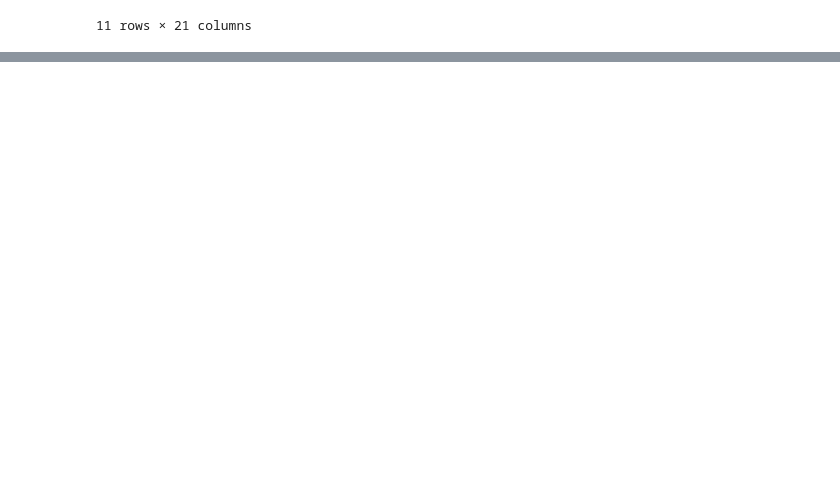
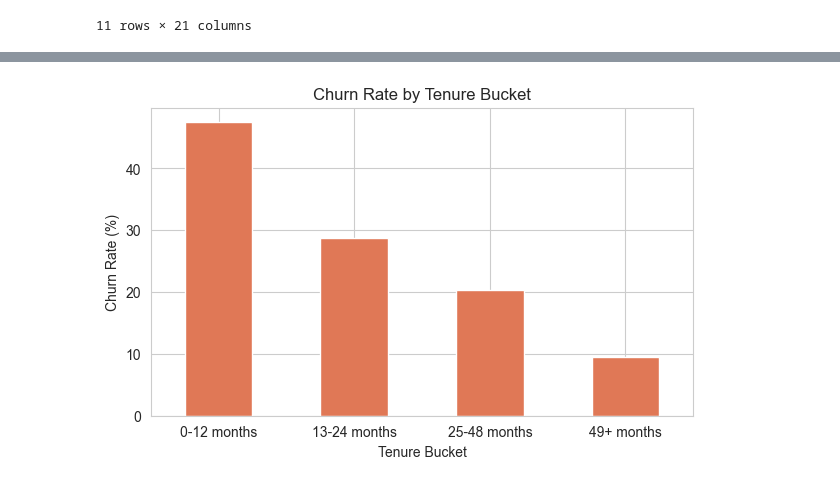
Before and after one commit to drikshathakur786/churnlens-customer-retention-analytics, a Jupyter notebook: python/01_eda.ipynb, the cells around one changed output, grey strips where cells are left out. Drawn from its saved outputs; the diff is of its cells as text; code cells hidden in the pictures; blank space fills up the shorter version.

Commit message:
Add churn EDA: baseline rate, tenure and contract type analysis

```diff
--- a/python/01_eda.ipynb
+++ b/python/01_eda.ipynb
@@ -71,3 +71,6 @@ df[df['TotalCharges'] == ' ']
 | 6670 | 4075-WKNIU | Female | 0 | Yes | Yes | 0 | Yes | Yes | ... |
 | 6754 | 2775-SEFEE | Male | 0 | No | Yes | 0 | Yes | Yes | ... |
 11 rows × 21 columns
+# %%
+df['TotalCharges'] = pd.to_numeric(df['TotalCharges'], errors='coerce')
+df['TotalCharges'] = df['TotalCharges'].fillna(0)
@@ -73,0 +99,12 @@ df[df['TotalCharges'] == ' ']
+# %%
+import matplotlib.pyplot as plt
+import seaborn as sns
+
+sns.set_style('whitegrid')
+
+plt.figure(figsize=(6,4))
+sns.countplot(data=df, x='Churn', palette='Set2')
+plt.title('Customer Churn Distribution')
+plt.xlabel('Churn')
+plt.ylabel('Number of Customers')
+plt.show()
@@ -73,0 +118,13 @@ df[df['TotalCharges'] == ' ']
+# %%
+def tenure_bucket(t):
+    if t <= 12:
+        return '0-12 months'
+    elif t <= 24:
+        return '13-24 months'
+    elif t <= 48:
+        return '25-48 months'
+    else:
+        return '49+ months'
+
+df['TenureBucket'] = df['tenure'].apply(tenure_bucket)
+df[['tenure', 'TenureBucket']].head()
@@ -73,0 +138,3 @@ df[df['TotalCharges'] == ' ']
+# %%
+churn_by_tenure = df.groupby('TenureBucket')['Churn'].value_counts(normalize=True).unstack() * 100
+churn_by_tenure
@@ -73,0 +148,9 @@ df[df['TotalCharges'] == ' ']
+# %%
+churn_by_tenure['Yes'].plot(kind='bar', figsize=(7,4), color='#e07856')
+plt.title('Churn Rate by Tenure Bucket')
+plt.xlabel('Tenure Bucket')
+plt.ylabel('Churn Rate (%)')
+plt.xticks(rotation=0)
+plt.show()
+# %% [output]
+[figure, added]
```
Also changed, not shown: parts of 10 cells of this notebook.
